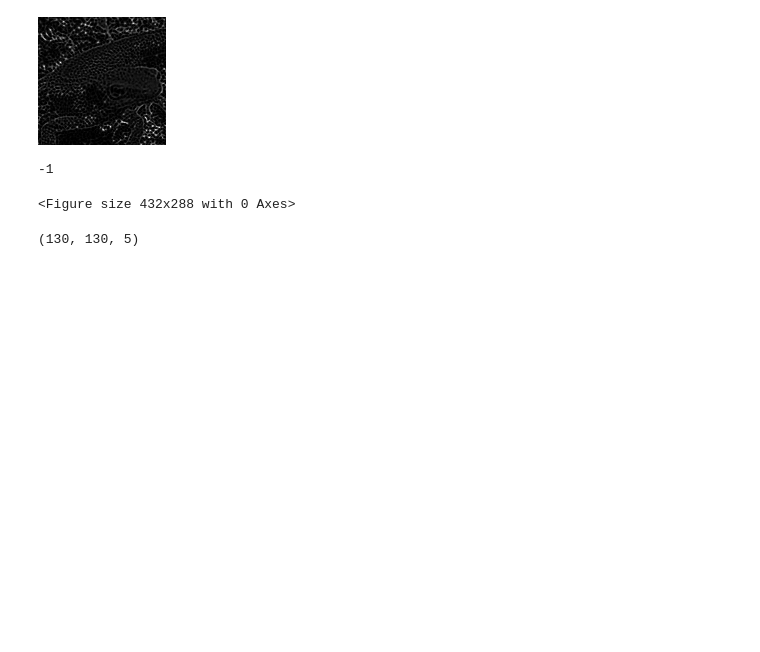
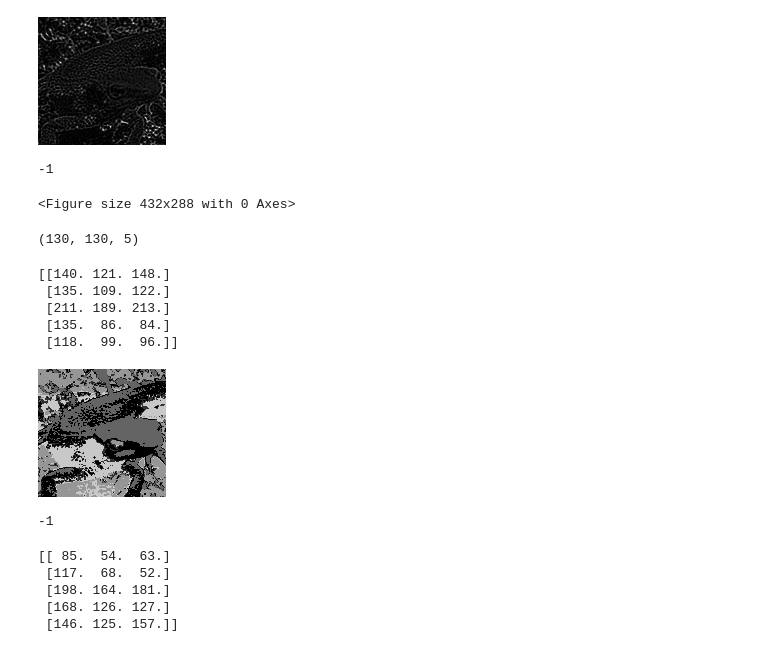
Before and after one commit to Koyac/Image100knocks1, a Jupyter notebook: Image100knocks3.ipynb, the cells around one changed output. Cells and saved outputs as stored; diff of their text form; code cells hidden in the pictures; blank space fills up the shorter version.

```diff
--- a/Image100knocks3.ipynb
+++ b/Image100knocks3.ipynb
@@ -3390,3 +3390,71 @@ def k_means(db, pdb, Class=2, th=0.5):
 
 db, pdb = get_DB()
 k_means(db, pdb, th=0.3)
+# %%
+import cv2
+import numpy as np
+import matplotlib.pyplot as plt
+from glob import glob
+
+
+# K-means step1
+def k_means_step1(img, Class=5):
+	#  get shape
+	H, W, C = img.shape
+
+	# initiate random seed
+	np.random.seed(0)
+
+	# reshape
+	img = np.reshape(img, (H * W, -1))
+
+	# select one index randomly
+	i = np.random.choice(np.arange(H * W), Class, replace=False)
+	Cs = img[i].copy()
+
+	print(Cs)
+
+	clss = np.zeros((H * W), dtype=int)
+
+	# each pixel
+	for i in range(H * W):
+		# get distance from base pixel
+		dis = np.sqrt(np.sum((Cs - img[i]) ** 2, axis=1))
+		# get argmin distance
+		clss[i] = np.argmin(dis)
+
+	# show
+	out = np.reshape(clss, (H, W)) * 50
+	out = out.astype(np.uint8)
+
+	return out
+
+# read image
+img = cv2.imread("/content/drive/MyDrive/assets/imori.jpg").astype(np.float32)
+
+# K-means step2
+out = k_means_step1(img)
+
+cv2.imwrite("out.jpg", out)
+cv2_imshow(out)
+cv2.waitKey(0)
+# %% [output]
+[[140. 121. 148.]
+ [135. 109. 122.]
+ [211. 189. 213.]
+ [135.  86.  84.]
+ [118.  99.  96.]]
+[figure, added]
+-1
+# %%
+H, W, C = img.shape
+i = np.random.choice(np.arange(H * W),5, replace=False)
+img = np.reshape(img, (H * W, -1))
+a = img[i]
+print(a)
+# %% [output]
+[[ 85.  54.  63.]
+ [117.  68.  52.]
+ [198. 164. 181.]
+ [168. 126. 127.]
+ [146. 125. 157.]]
```
Also changed, not shown: parts of 4 cells of this notebook.
